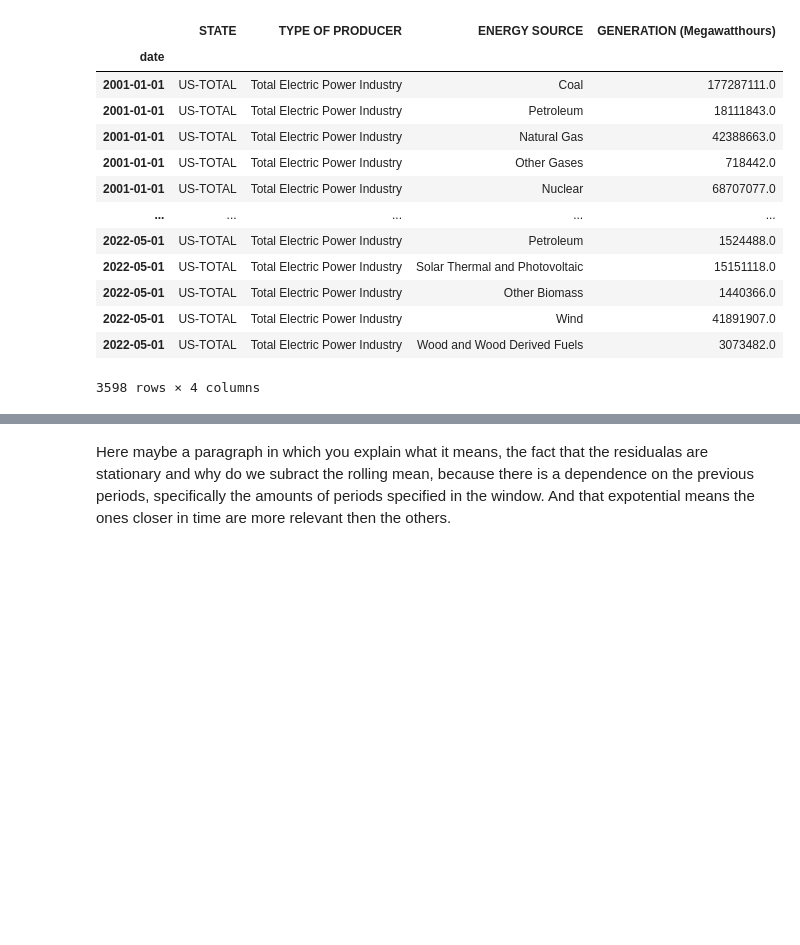
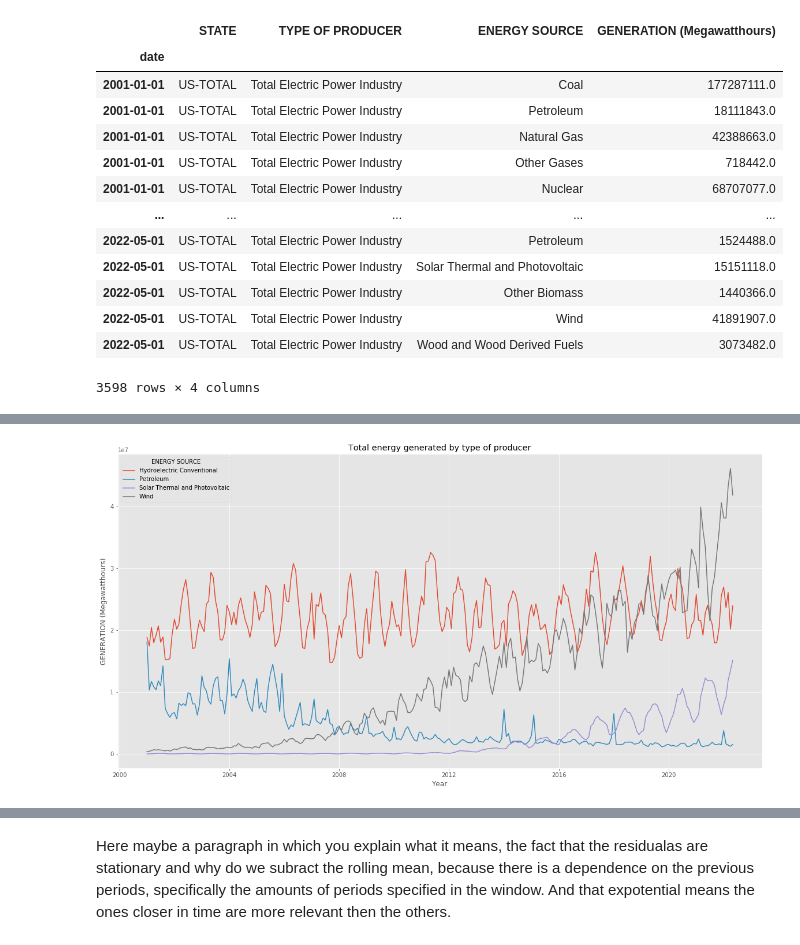
Before and after one commit to MNLKuzmin/USEnergy_Generation, a Jupyter notebook: TimeseriesNotebook.ipynb, the cells around one changed output, grey strips where cells are left out. Drawn from its saved outputs; the diff is of its cells as text; code cells hidden in the pictures; blank space fills up the shorter version.

```diff
--- a/TimeseriesNotebook.ipynb
+++ b/TimeseriesNotebook.ipynb
@@ -395,0 +319,9 @@ its ok. Make it work.
+# %%
+plt.figure(figsize=(20,10))
+sns.color_palette("tab10")
+sns.lineplot(data=US_snd4, x=US_snd4['date'] ,y=US_snd4["GENERATION (Megawatthours)"],hue="ENERGY SOURCE")
+plt.title("Total energy generated by type of producer")
+plt.xlabel("Year");
+plt.show()
+# %% [output]
+[figure, added]
```
Also changed, not shown: parts of 133 cells of this notebook.
